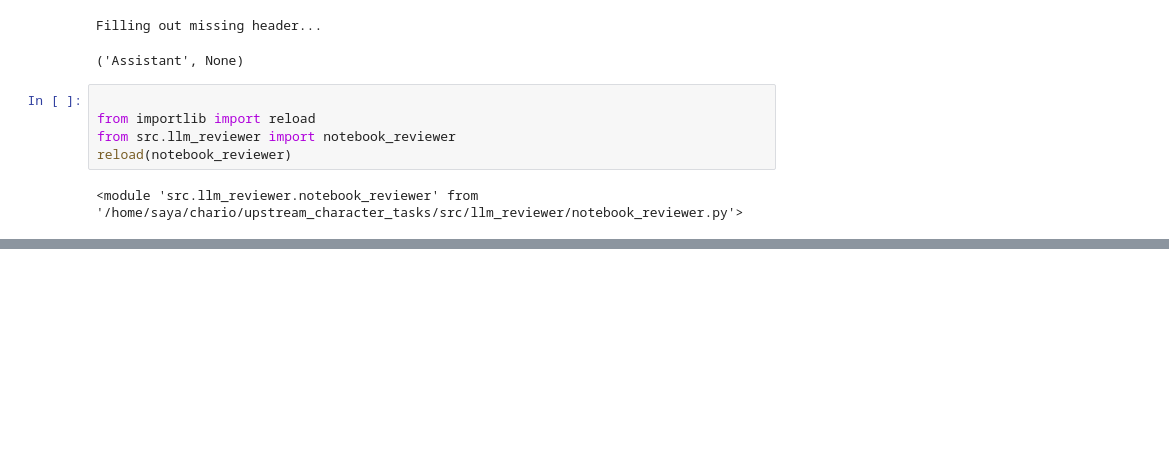
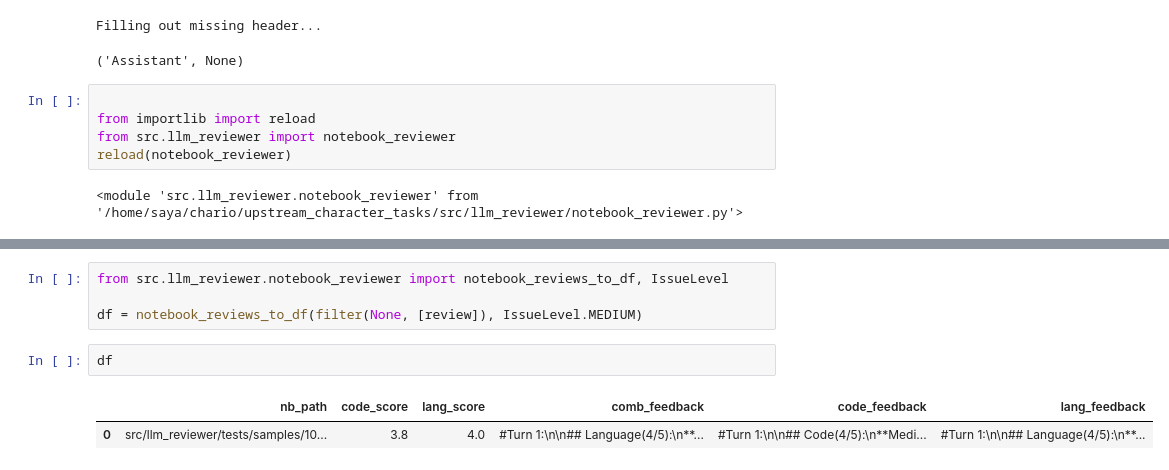
Before and after one commit to alexei-v-tu/character_tasks, a Jupyter notebook: wip.ipynb, the cells around one changed output, grey strips where cells are left out. Cells and saved outputs as stored; diff of their text form; blank space fills up the shorter version.

```diff
--- a/wip.ipynb
+++ b/wip.ipynb
@@ -121,0 +149,9 @@ notebook
+# %%
+from src.llm_reviewer.notebook_reviewer import notebook_reviews_to_df, IssueLevel
+
+df = notebook_reviews_to_df(filter(None, [review]), IssueLevel.MEDIUM)
+# %%
+df
+# %% [output]
+|  | nb_path | code_score | lang_score | comb_feedback | code_feedback | lang_feedback |
+| 0 | src/llm_reviewer/tests/samples/10... | 3.8 | 4.0 | #Turn 1:\n\n## Language(4/5):\n**... | #Turn 1:\n\n## Code(4/5):\n**Medi... | #Turn 1:\n\n## Language(4/5):\n**... |
```
Also changed, not shown: parts of 6 cells of this notebook, 4 other files.
